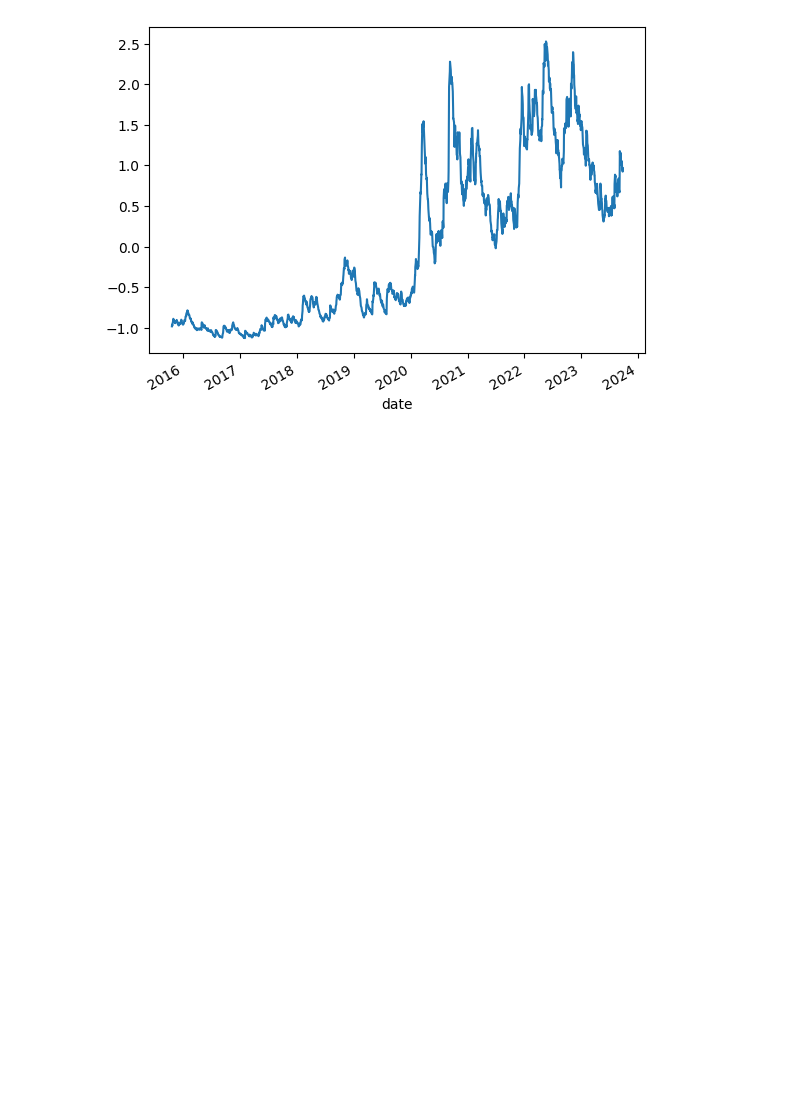
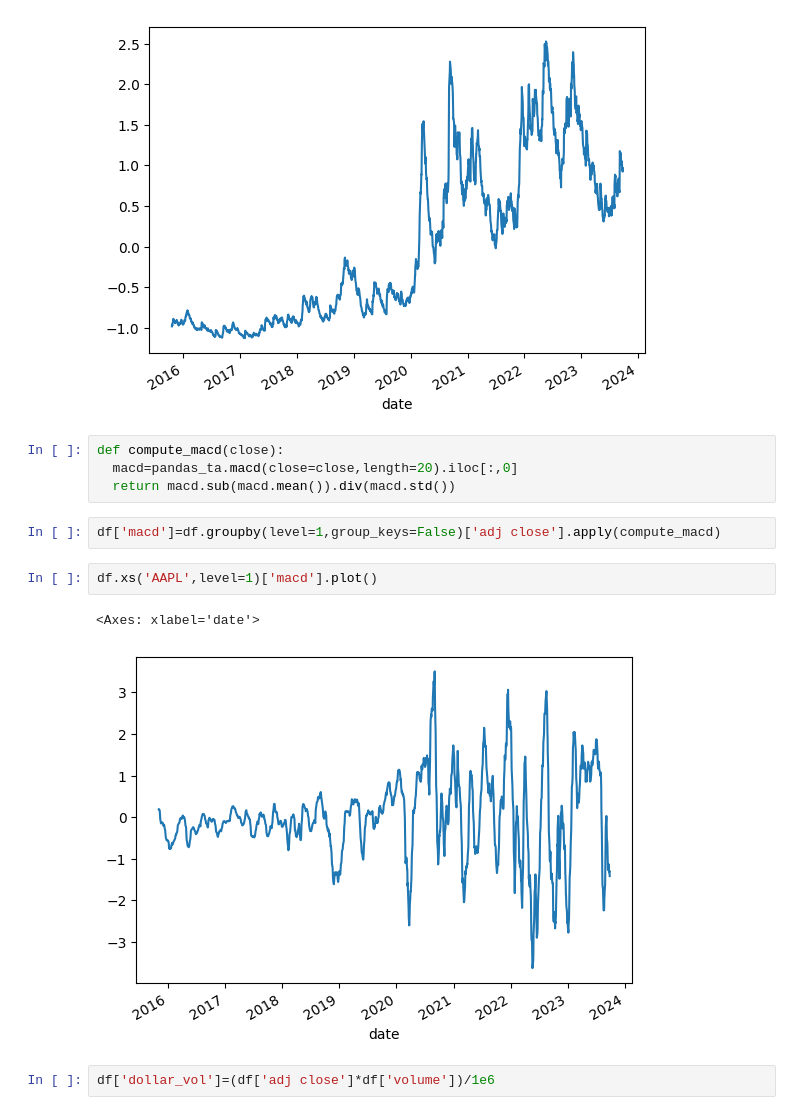
Before and after one commit to ranjan2829/Quant, a Jupyter notebook: Quant_&_Algorithmic_trading_strategy.ipynb, the cells around one changed output. Drawn from its saved outputs; the diff is of its cells as text; blank space fills up the shorter version.

```diff
--- a/Quant_&_Algorithmic_trading_strategy.ipynb
+++ b/Quant_&_Algorithmic_trading_strategy.ipynb
@@ -150,3 +150,16 @@ df.xs('AAPL',level=1)['atr'].plot()
 # %% [output]
 <Axes: xlabel='date'>
 [figure]
+# %%
+def compute_macd(close):
+  macd=pandas_ta.macd(close=close,length=20).iloc[:,0]
+  return macd.sub(macd.mean()).div(macd.std())
+# %%
+df['macd']=df.groupby(level=1,group_keys=False)['adj close'].apply(compute_macd)
+# %%
+df.xs('AAPL',level=1)['macd'].plot()
+# %% [output]
+<Axes: xlabel='date'>
+[figure, added]
+# %%
+df['dollar_vol']=(df['adj close']*df['volume'])/1e6
```
Also changed, not shown: parts of 1 cell of this notebook.
